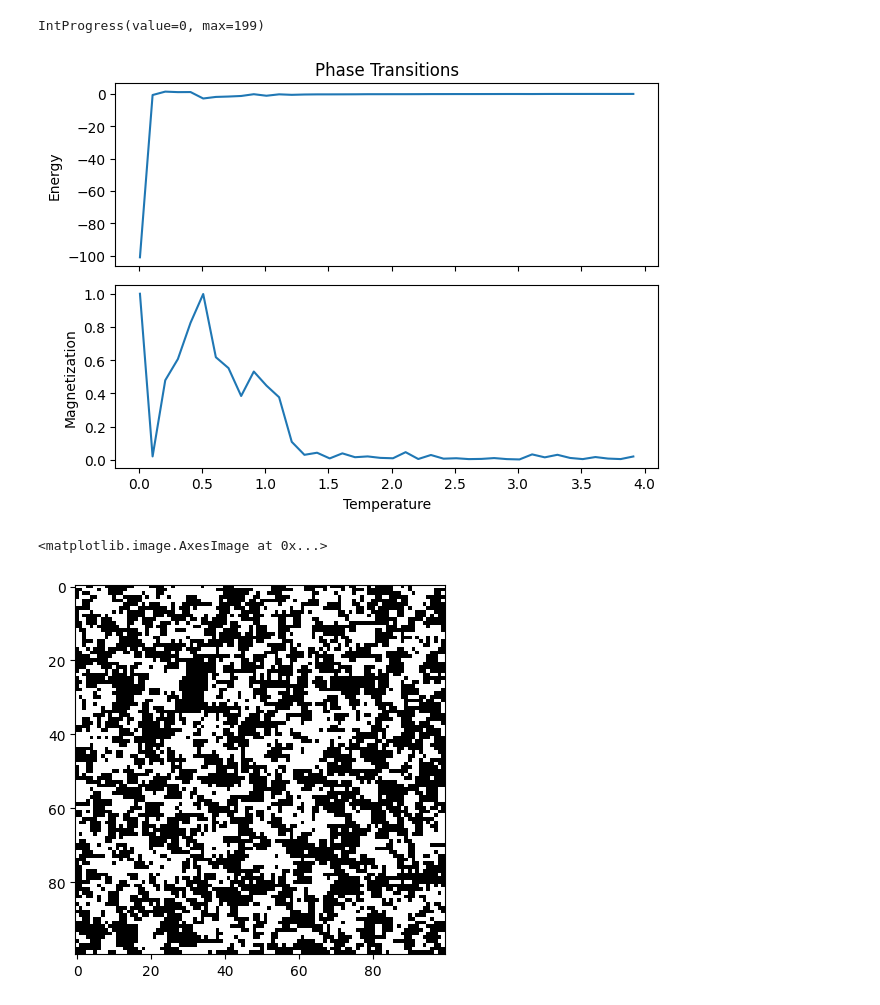
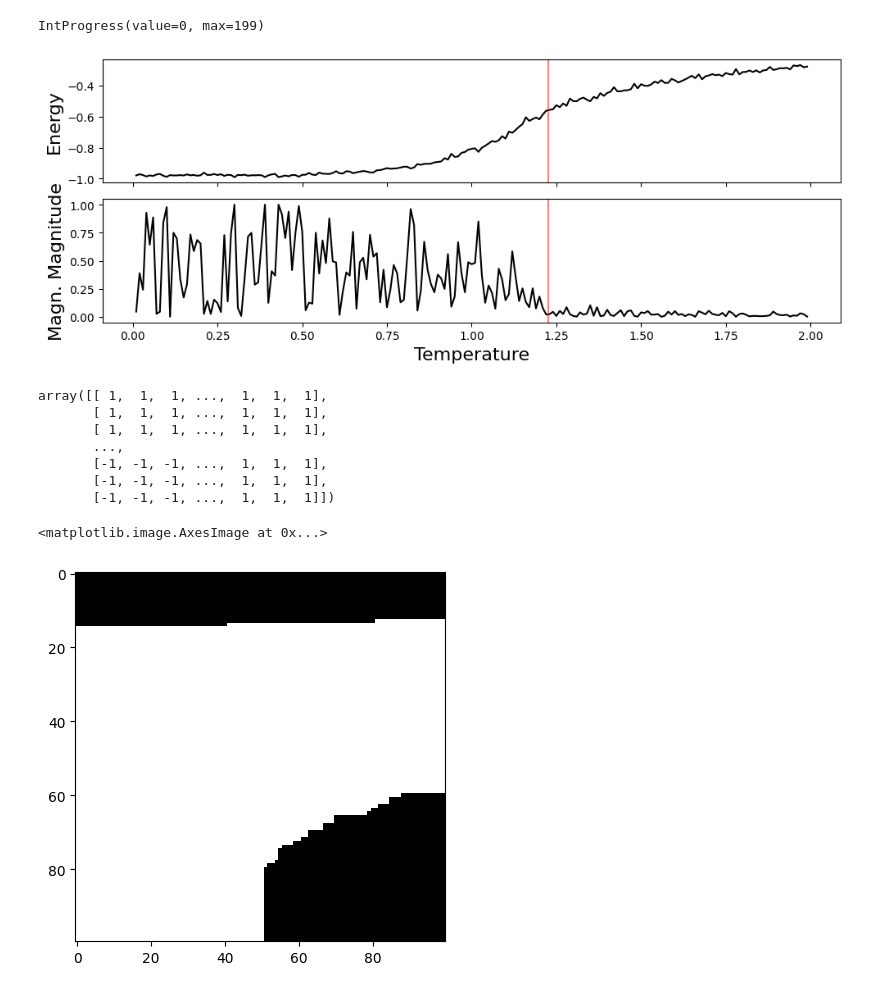
Before and after one commit to jshe2304/ttic31180, a Jupyter notebook: project/phase.ipynb, the cells around one changed output. Drawn from its saved outputs; the diff is of its cells as text; code cells hidden in the pictures.

```diff
--- a/project/phase.ipynb
+++ b/project/phase.ipynb
@@ -22,9 +26,8 @@ B = 0 * np.zeros((h, w))
 
 n_steps = 500
 # %%
+temperatures = np.arange(0.01, 2, 0.01)
 lattices = []
-energies = []
-magnetizations = []
 
 f = IntProgress(min=0, max=len(temperatures))
 display.display(f)
@@ -35,35 +38,50 @@ for temperature in temperatures:
         step_all(lattice, J, B, 1/temperature)
 
     lattices.append(lattice)
-    magnetizations.append(magnetization(lattice))
-    energies.append(energy(lattice, J, 1/temperature))
 
     f.value += 1
 # %% [output]
 IntProgress(value=0, max=199)
+# %%
+energies = [energy(lattice, J, B) for lattice in lattices]
+magnetizations = [magnetization(lattice) for lattice in lattices]
 # %%
 font = {'family' : 'DejaVu Sans',
         'weight' : 'normal',
         'size'   : 10}
 
 matplotlib.rc('font', **font)
 
+curie = 1.225
+
 fig, (ax0, ax1) = plt.subplots(2, 1, figsize=(10, 4), sharex=True)
 
-ax0.plot(energies, color='black')
+ax0.plot(temperatures, energies, color='black')
+ax0.axvline(x = curie, color = 'r', alpha=0.5)
 ax0.set_ylabel('Energy', fontsize=16)
 
-ax1.plot(magnetizations, color='black')
-ax1.set_ylabel('Magnetization', fontsize=16)
+ax1.plot(temperatures, [np.abs(m) for m in magnetizations], color='black')
+ax1.axvline(x = curie, color = 'r', alpha=0.5)
+ax1.set_ylabel('Magn. Magnitude', fontsize=16)
 
-plt.xlabel('Step', fontsize=16)
+plt.xlabel('Temperature', fontsize=16)
 plt.tight_layout()
 
-#plt.savefig('graphics/report_mcmc_zero_measurables.png')
+plt.savefig('graphics/report_mcmc_phase.png')
 # %% [output]
-[figure, old version]
+[figure, new version]
+# %%
+lattices[1]
+# %% [output]
+array([[ 1,  1,  1, ...,  1,  1,  1],
+       [ 1,  1,  1, ...,  1,  1,  1],
+       [ 1,  1,  1, ...,  1,  1,  1],
+       ...,
+       [-1, -1, -1, ...,  1,  1,  1],
+       [-1, -1, -1, ...,  1,  1,  1],
+       [-1, -1, -1, ...,  1,  1,  1]])
 # %%
-plt.imshow(lattices[16], 'binary', vmin=0, vmax=1)
+plt.imshow(lattices[1], 'binary', vmin=0, vmax=1)
 # %% [output]
 <matplotlib.image.AxesImage at 0x...>
-[figure, old version]
+[figure, new version]
```
Also changed, not shown: parts of 1 cell of this notebook, 16 other files.
